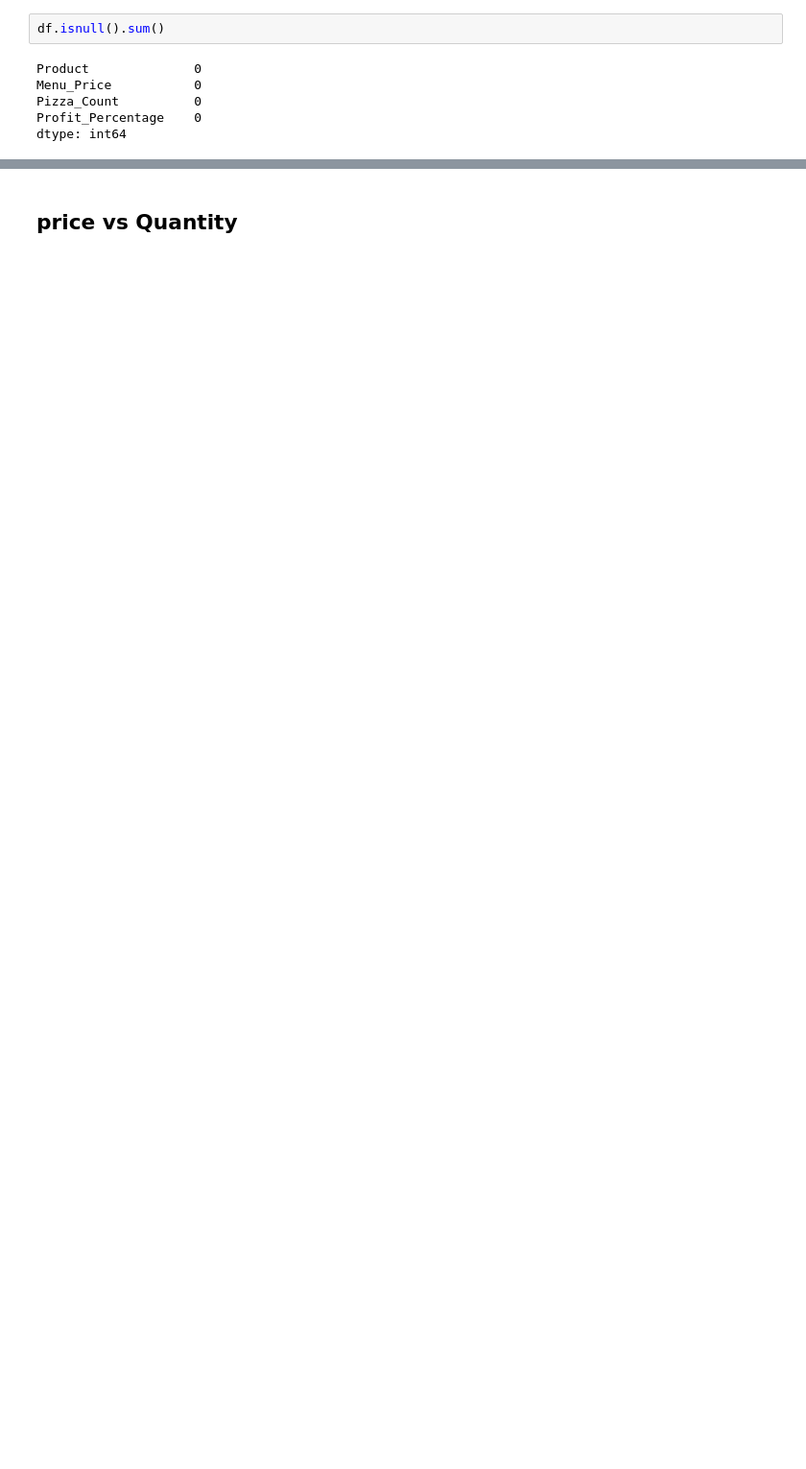
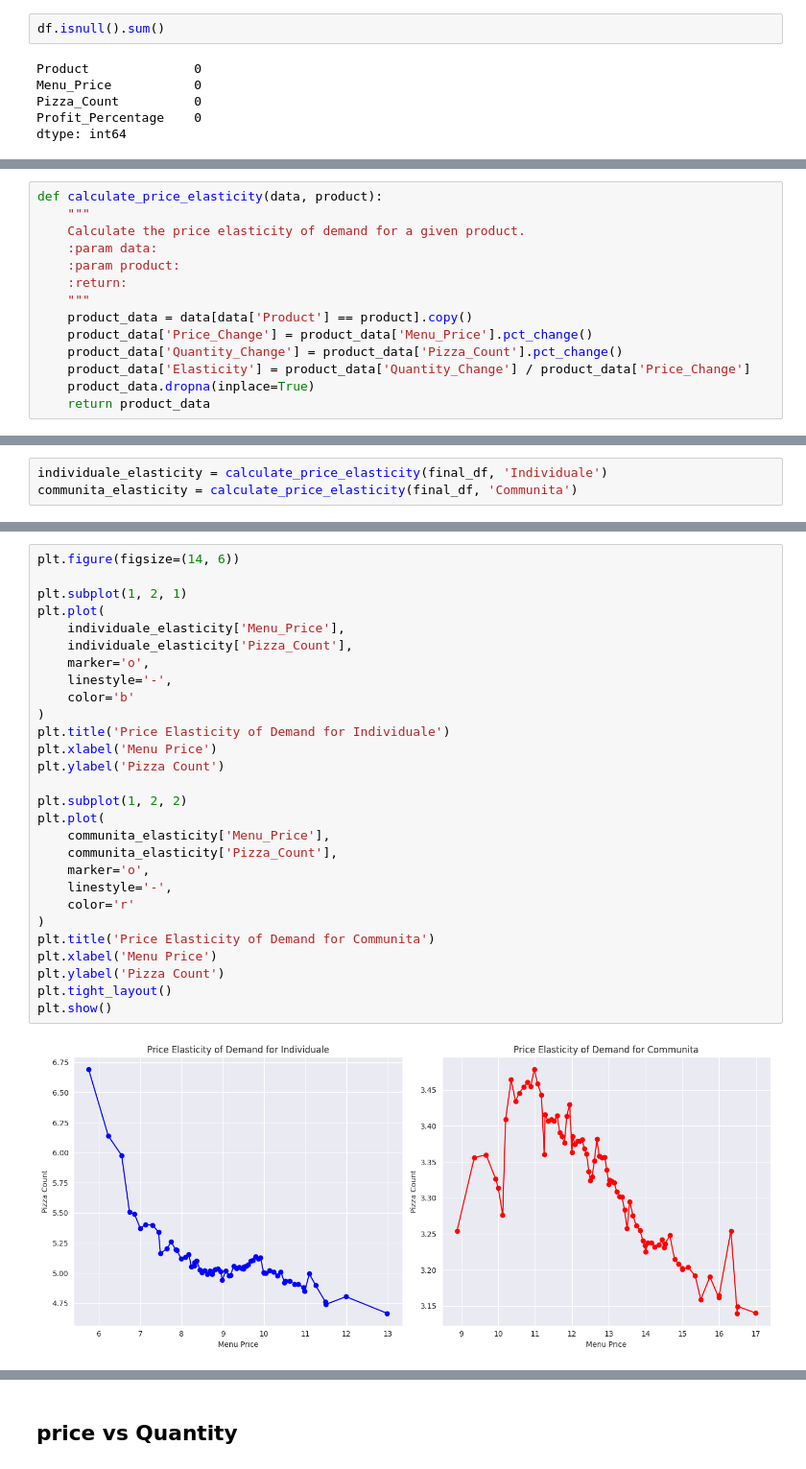
Before and after one commit to mkingopng/Dominos_senior_data_scientist, a Jupyter notebook: src/eda.ipynb, the cells around one changed output, grey strips where cells are left out. Shown at 96% size. Saved outputs shown, nothing was run; the diff lists cells and outputs as text; blank space fills up the shorter version.

```diff
--- a/src/eda.ipynb
+++ b/src/eda.ipynb
@@ -193,0 +367,14 @@ Passing `palette` without assigning `hue` is deprecated and will be removed in v
+# %%
+def calculate_price_elasticity(data, product):
+    """
+    Calculate the price elasticity of demand for a given product.
+    :param data:
+    :param product:
+    :return:
+    """
+    product_data = data[data['Product'] == product].copy()
+    product_data['Price_Change'] = product_data['Menu_Price'].pct_change()
+    product_data['Quantity_Change'] = product_data['Pizza_Count'].pct_change()
+    product_data['Elasticity'] = product_data['Quantity_Change'] / product_data['Price_Change']
+    product_data.dropna(inplace=True)
+    return product_data
@@ -193,0 +384,3 @@ Passing `palette` without assigning `hue` is deprecated and will be removed in v
+# %%
+individuale_elasticity = calculate_price_elasticity(final_df, 'Individuale')
+communita_elasticity = calculate_price_elasticity(final_df, 'Communita')
@@ -193,0 +390,30 @@ Passing `palette` without assigning `hue` is deprecated and will be removed in v
+# %%
+plt.figure(figsize=(14, 6))
+
+plt.subplot(1, 2, 1)
+plt.plot(
+    individuale_elasticity['Menu_Price'],
+    individuale_elasticity['Pizza_Count'],
+    marker='o',
+    linestyle='-',
+    color='b'
+)
+plt.title('Price Elasticity of Demand for Individuale')
+plt.xlabel('Menu Price')
+plt.ylabel('Pizza Count')
+
+plt.subplot(1, 2, 2)
+plt.plot(
+    communita_elasticity['Menu_Price'],
+    communita_elasticity['Pizza_Count'],
+    marker='o',
+    linestyle='-',
+    color='r'
+)
+plt.title('Price Elasticity of Demand for Communita')
+plt.xlabel('Menu Price')
+plt.ylabel('Pizza Count')
+plt.tight_layout()
+plt.show()
+# %% [output]
+[figure, added]
```
Also changed, not shown: parts of 113 cells of this notebook, 2 other files.
